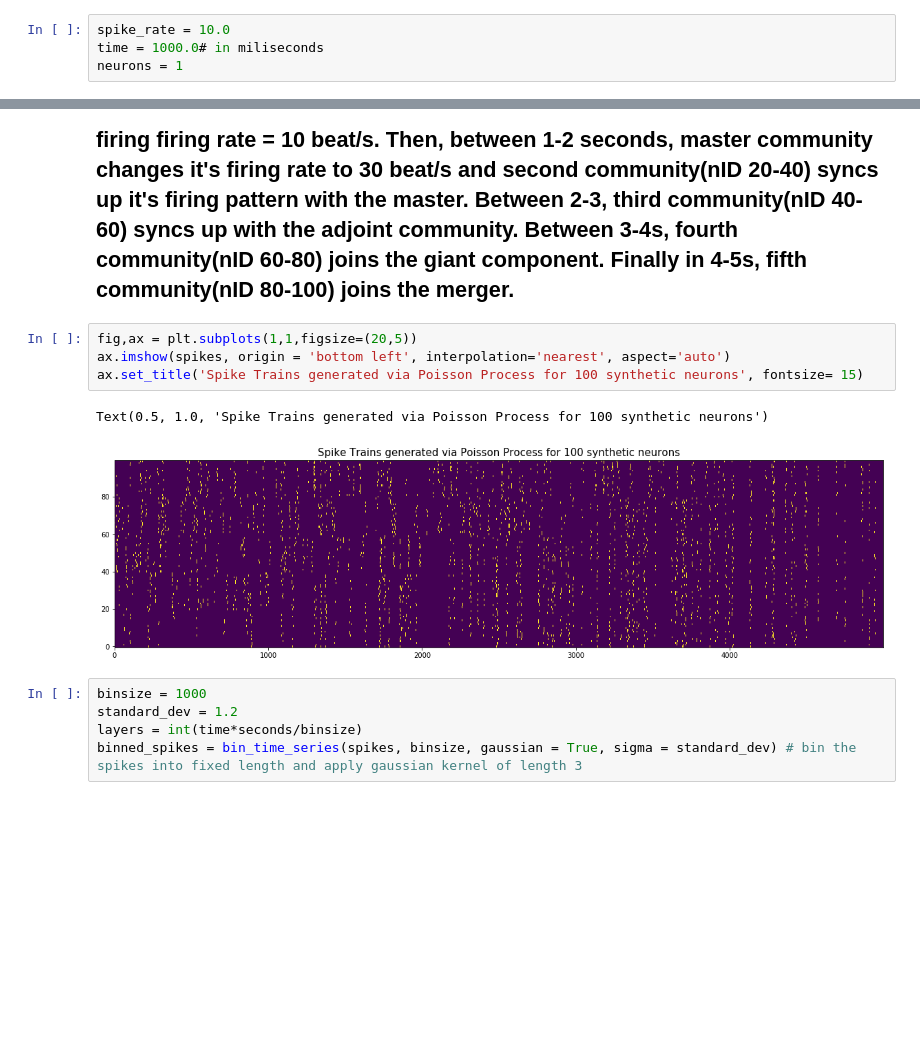
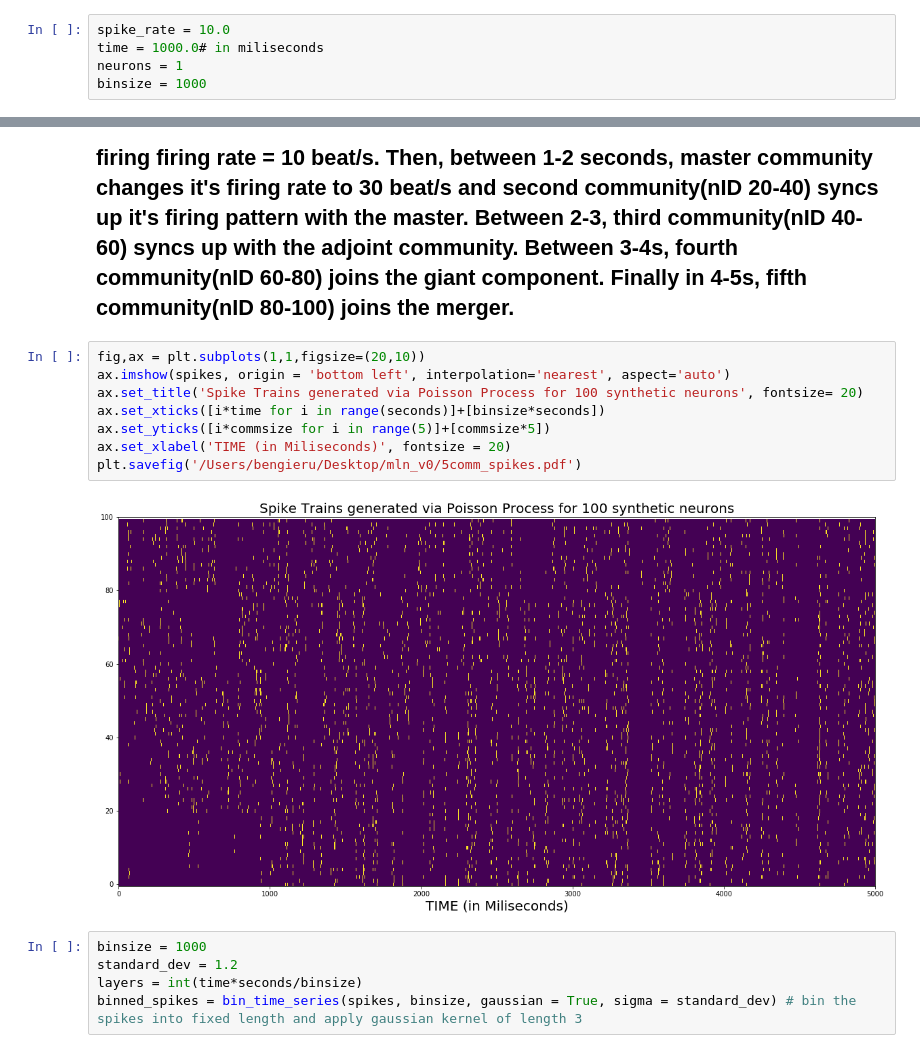
Before and after one commit to ulgenklc/temporal_network_analysis, a Jupyter notebook: Leiden_fake_data.ipynb, the cells around one changed output, grey strips where cells are left out. Saved outputs shown, nothing was run; the diff lists cells and outputs as text; blank space fills up the shorter version.

```diff
--- a/Leiden_fake_data.ipynb
+++ b/Leiden_fake_data.ipynb
@@ -504,6 +504,7 @@ def jitter(spike):
 spike_rate = 10.0
 time = 1000.0# in miliseconds
 neurons = 1
+binsize = 1000
 # %%
 seconds = 5
 master_train = []
@@ -549,12 +550,15 @@ spikes = np.append(k2,communities[4], axis = 0)
 # %% [markdown]
 ## We have generated 5 communities of neurons. Master community is neuron ID 0-20. At the beginning, 0-1s, every community is vibing separetely with firing firing rate = 10 beat/s. Then, between 1-2 seconds, master community changes it's firing rate to 30 beat/s and second community(nID 20-40) syncs up it's firing pattern with the master. Between 2-3, third community(nID 40-60) syncs up with the adjoint community. Between 3-4s, fourth community(nID 60-80) joins the giant component. Finally in 4-5s, fifth community(nID 80-100) joins the merger.
 # %%
-fig,ax = plt.subplots(1,1,figsize=(20,5))
+fig,ax = plt.subplots(1,1,figsize=(20,10))
 ax.imshow(spikes, origin = 'bottom left', interpolation='nearest', aspect='auto')
-ax.set_title('Spike Trains generated via Poisson Process for 100 synthetic neurons', fontsize= 15)
+ax.set_title('Spike Trains generated via Poisson Process for 100 synthetic neurons', fontsize= 20)
+ax.set_xticks([i*time for i in range(seconds)]+[binsize*seconds])
+ax.set_yticks([i*commsize for i in range(5)]+[commsize*5])
+ax.set_xlabel('TIME (in Miliseconds)', fontsize = 20)
+plt.savefig('/Users/bengieru/Desktop/mln_v0/5comm_spikes.pdf')
 # %% [output]
-Text(0.5, 1.0, 'Spike Trains generated via Poisson Process for 100 synthetic neurons')
-[figure, old version]
+[figure, new version]
 # %%
 binsize = 1000
 standard_dev = 1.2
```
Also changed, not shown: parts of 10 cells of this notebook, 7 other files.
